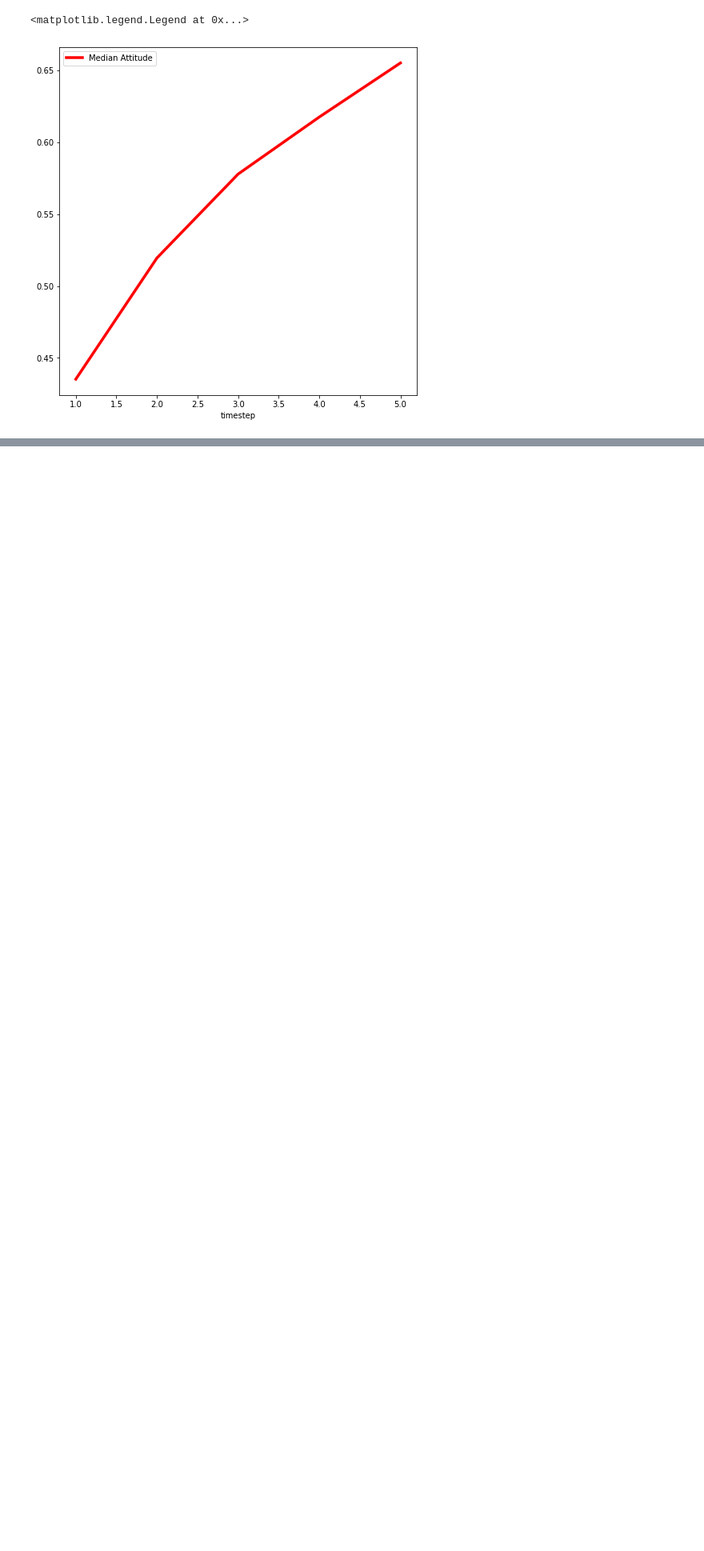
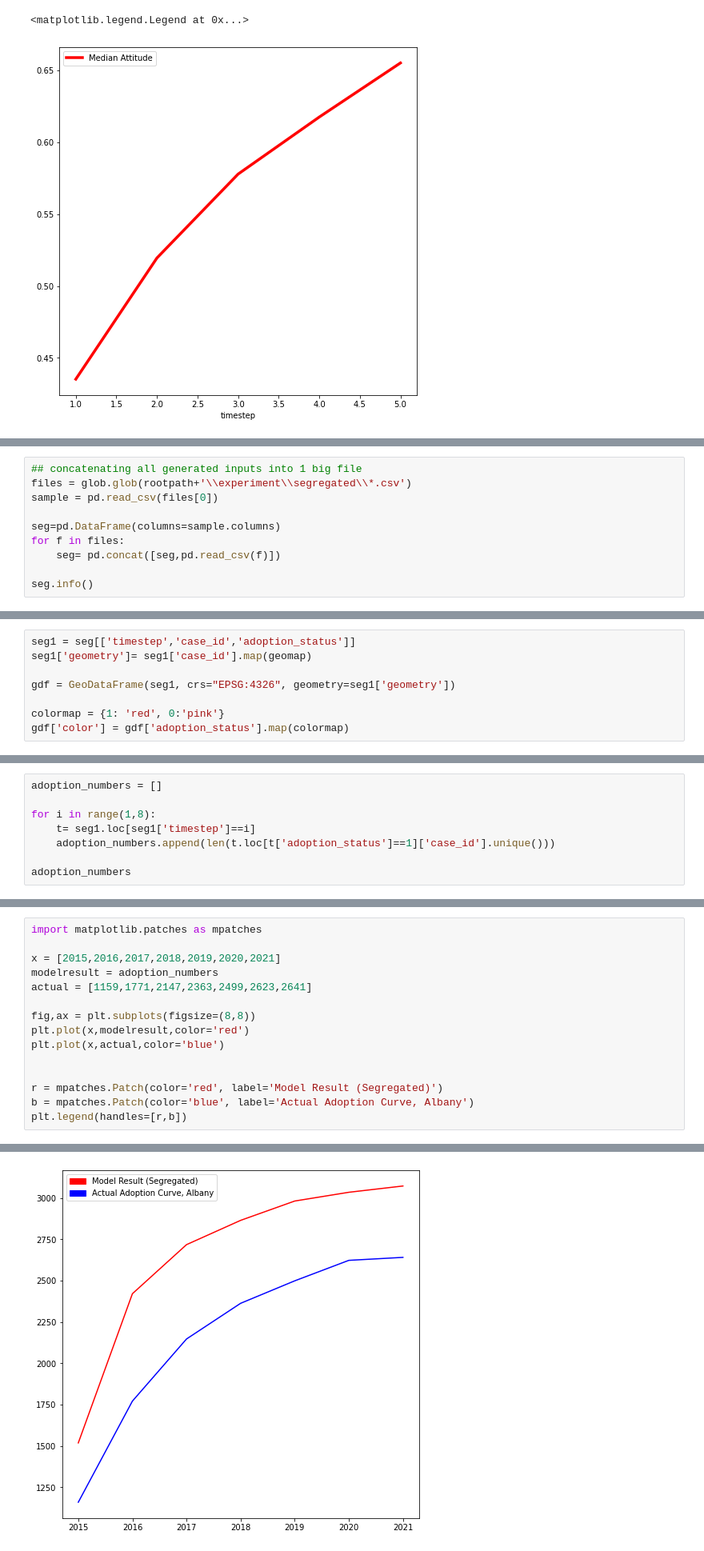
Before and after one commit to aarsundaram/Solar-Adoption-Model-ABM, a Jupyter notebook: notebook/results_processing.ipynb, the cells around one changed output, grey strips where cells are left out. Shown at 80% size. Saved outputs shown, nothing was run; the diff lists cells and outputs as text; blank space fills up the shorter version.

Commit message:
visualization of segregated results and first look at validating model results with actual adoption data

```diff
--- a/notebook/results_processing.ipynb
+++ b/notebook/results_processing.ipynb
@@ -120,0 +131,10 @@ plt.legend()
+# %%
+## concatenating all generated inputs into 1 big file
+files = glob.glob(rootpath+'\\experiment\\segregated\\*.csv')
+sample = pd.read_csv(files[0])
+
+seg=pd.DataFrame(columns=sample.columns)
+for f in files:
+    seg= pd.concat([seg,pd.read_csv(f)])
+
+seg.info()
@@ -120,0 +160,8 @@ plt.legend()
+# %%
+seg1 = seg[['timestep','case_id','adoption_status']]
+seg1['geometry']= seg1['case_id'].map(geomap)
+
+gdf = GeoDataFrame(seg1, crs="EPSG:4326", geometry=seg1['geometry'])
+
+colormap = {1: 'red', 0:'pink'}
+gdf['color'] = gdf['adoption_status'].map(colormap)
@@ -120,0 +197,8 @@ plt.legend()
+# %%
+adoption_numbers = []
+
+for i in range(1,8):
+    t= seg1.loc[seg1['timestep']==i]
+    adoption_numbers.append(len(t.loc[t['adoption_status']==1]['case_id'].unique()))
+
+adoption_numbers
@@ -120,0 +207,16 @@ plt.legend()
+# %%
+import matplotlib.patches as mpatches
+
+x = [2015,2016,2017,2018,2019,2020,2021]
+modelresult = adoption_numbers
+actual = [1159,1771,2147,2363,2499,2623,2641]
+
+fig,ax = plt.subplots(figsize=(8,8))
+plt.plot(x,modelresult,color='red')
+plt.plot(x,actual,color='blue')
+
+
+r = mpatches.Patch(color='red', label='Model Result (Segregated)')
+b = mpatches.Patch(color='blue', label='Actual Adoption Curve, Albany')
+plt.legend(handles=[r,b])
+# %% [output]
@@ -120,0 +224 @@ plt.legend()
+[figure, added]
```
Also changed, not shown: parts of 14 cells of this notebook, 4 other files.
